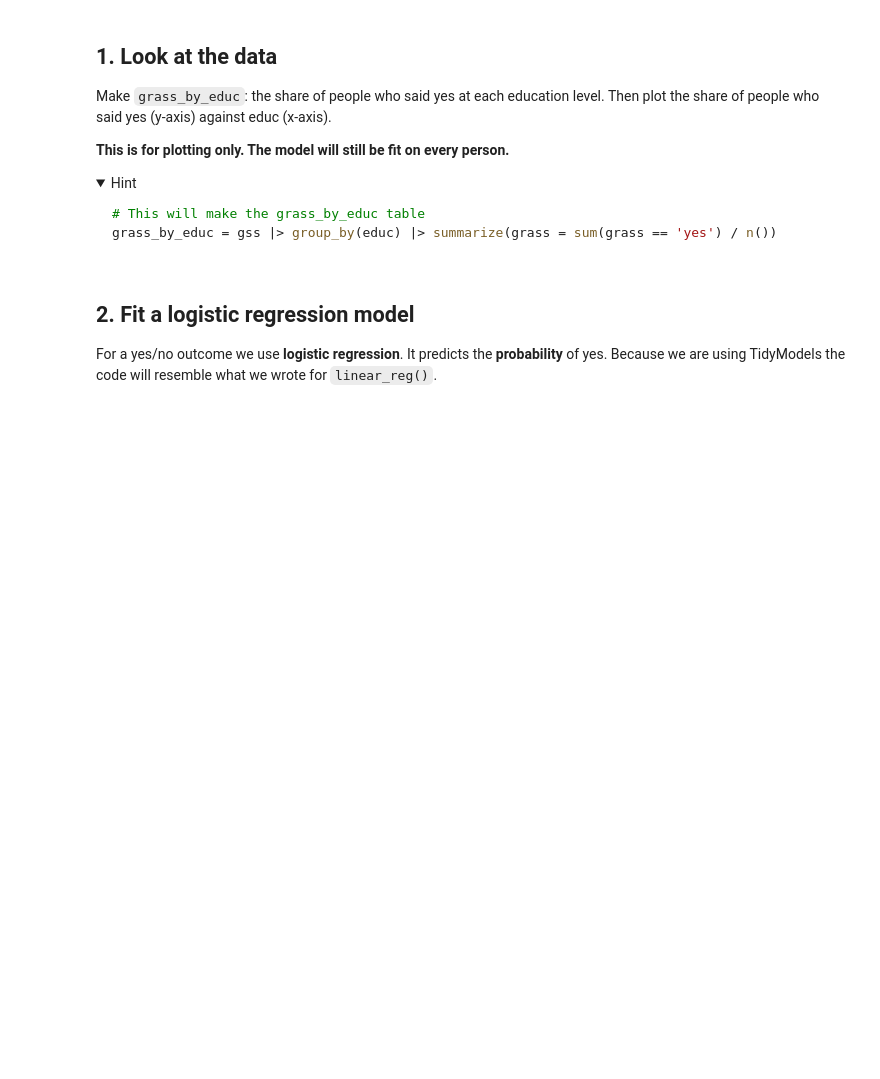
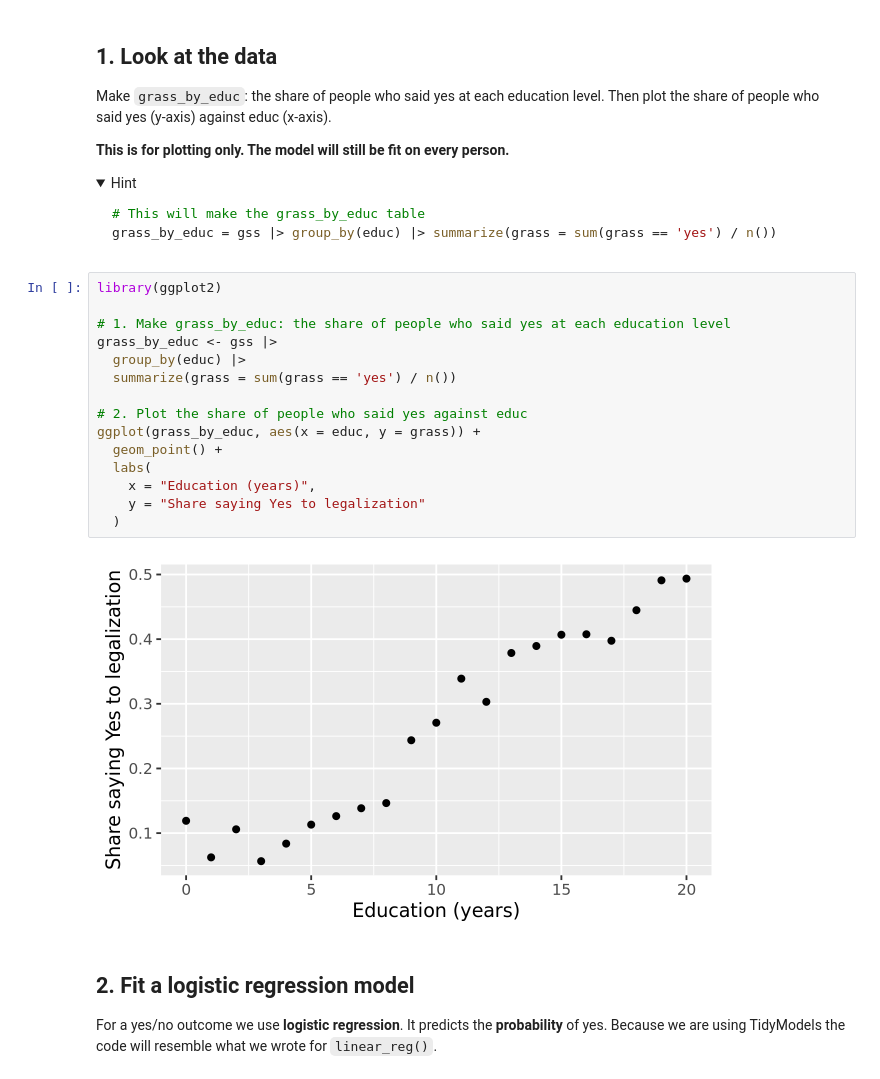
Before and after one commit to anushkapramanik14/codespace, a Jupyter notebook: exercises/10-marginal-effect-exercise.ipynb, the cells around one changed output. Drawn from its saved outputs; the diff is of its cells as text; folded sections open; blank space fills up the shorter version.

````diff
--- a/exercises/10-marginal-effect-exercise.ipynb
+++ b/exercises/10-marginal-effect-exercise.ipynb
@@ -44,6 +65,23 @@ grass_by_educ = gss |> group_by(educ) |> summarize(grass = sum(grass == 'yes') /
 ```
 
 </details>
+# %%
+library(ggplot2)
+
+# 1. Make grass_by_educ: the share of people who said yes at each education level
+grass_by_educ <- gss |>
+  group_by(educ) |>
+  summarize(grass = sum(grass == 'yes') / n())
+
+# 2. Plot the share of people who said yes against educ
+ggplot(grass_by_educ, aes(x = educ, y = grass)) +
+  geom_point() +
+  labs(
+    x = "Education (years)",
+    y = "Share saying Yes to legalization"
+  )
+# %% [output]
+[figure, added]
 # %% [markdown]
 ## 2. Fit a logistic regression model
 
````
Also changed, not shown: parts of 6 cells of this notebook.
